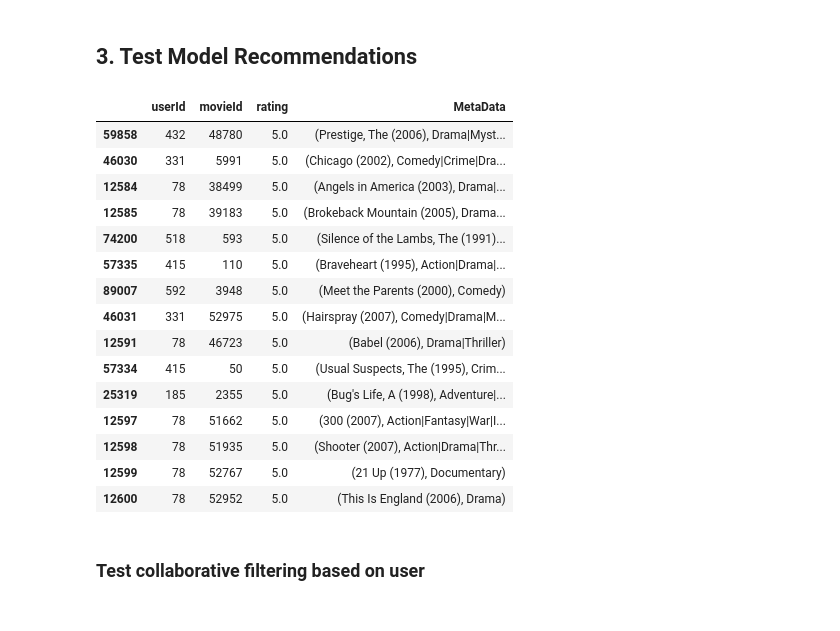
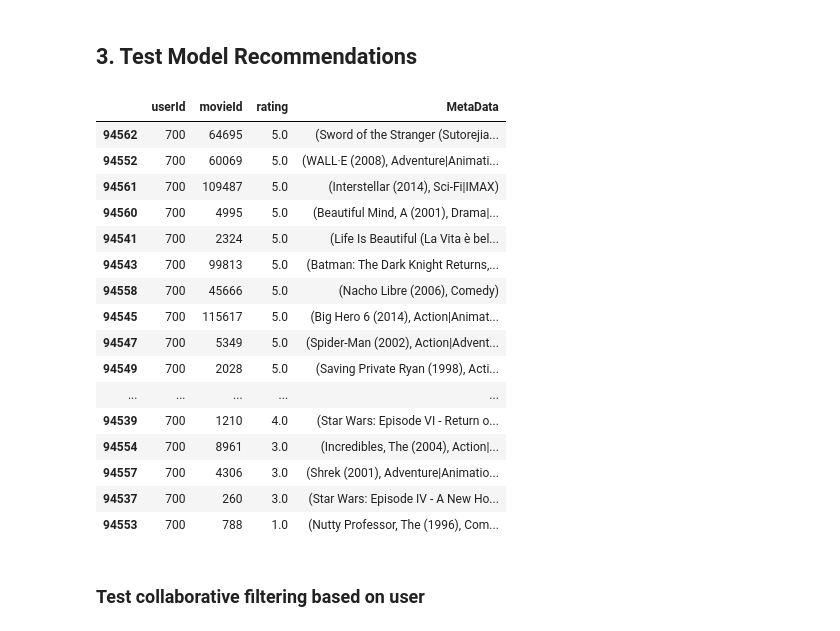
Before and after one commit to Luis-Palacios/movie-recommendations, a Jupyter notebook: Movie-Recommendations.ipynb, the cells around one changed output. Drawn from its saved outputs; the diff is of its cells as text; code cells hidden in the pictures.

Commit message:
fix bug on favorite movies function and add further instructions

```diff
--- a/Movie-Recommendations.ipynb
+++ b/Movie-Recommendations.ipynb
@@ -111,8 +111,8 @@ movie_meta(2)
 #### Function to get top_n most rated skills for an specific user id
 # %%
 def favorite_movies(user_id, top_n_fav):
-    device_ratings = rating_data.loc[rating_data['userId'] == user_id]
-    sorted_ratings = pd.DataFrame.sort_values(rating_data, ['rating'], ascending=[0])[:top_n_fav]
+    user_ratings = rating_data.loc[rating_data['userId'] == user_id]
+    sorted_ratings = pd.DataFrame.sort_values(user_ratings, ['rating'], ascending=[0])[:top_n_fav]
     sorted_ratings['MetaData'] = sorted_ratings['movieId'].apply(movie_meta)
     return sorted_ratings
 # %%
@@ -209,25 +249,26 @@ svd_based_model.fit(train_set)
 ## 3. Test Model Recommendations
 # %%
 n = 10
-test_user = 85
-favorite_movies(test_user, 15)
+test_user = 700
+favorite_movies(test_user, 30)
 # %% [output]
 |  | userId | movieId | rating | MetaData |
-| 59858 | 432 | 48780 | 5.0 | (Prestige, The (2006), Drama|Myst... |
-| 46030 | 331 | 5991 | 5.0 | (Chicago (2002), Comedy|Crime|Dra... |
-| 12584 | 78 | 38499 | 5.0 | (Angels in America (2003), Drama|... |
-| 12585 | 78 | 39183 | 5.0 | (Brokeback Mountain (2005), Drama... |
-| 74200 | 518 | 593 | 5.0 | (Silence of the Lambs, The (1991)... |
-| 57335 | 415 | 110 | 5.0 | (Braveheart (1995), Action|Drama|... |
-| 89007 | 592 | 3948 | 5.0 | (Meet the Parents (2000), Comedy) |
-| 46031 | 331 | 52975 | 5.0 | (Hairspray (2007), Comedy|Drama|M... |
-| 12591 | 78 | 46723 | 5.0 | (Babel (2006), Drama|Thriller) |
-| 57334 | 415 | 50 | 5.0 | (Usual Suspects, The (1995), Crim... |
-| 25319 | 185 | 2355 | 5.0 | (Bug's Life, A (1998), Adventure|... |
-| 12597 | 78 | 51662 | 5.0 | (300 (2007), Action|Fantasy|War|I... |
-| 12598 | 78 | 51935 | 5.0 | (Shooter (2007), Action|Drama|Thr... |
-| 12599 | 78 | 52767 | 5.0 | (21 Up (1977), Documentary) |
-| 12600 | 78 | 52952 | 5.0 | (This Is England (2006), Drama) |
+| 94562 | 700 | 64695 | 5.0 | (Sword of the Stranger (Sutorejia... |
+| 94552 | 700 | 60069 | 5.0 | (WALL·E (2008), Adventure|Animati... |
+| 94561 | 700 | 109487 | 5.0 | (Interstellar (2014), Sci-Fi|IMAX) |
+| 94560 | 700 | 4995 | 5.0 | (Beautiful Mind, A (2001), Drama|... |
+| 94541 | 700 | 2324 | 5.0 | (Life Is Beautiful (La Vita è bel... |
+| 94543 | 700 | 99813 | 5.0 | (Batman: The Dark Knight Returns,... |
+| 94558 | 700 | 45666 | 5.0 | (Nacho Libre (2006), Comedy) |
+| 94545 | 700 | 115617 | 5.0 | (Big Hero 6 (2014), Action|Animat... |
+| 94547 | 700 | 5349 | 5.0 | (Spider-Man (2002), Action|Advent... |
+| 94549 | 700 | 2028 | 5.0 | (Saving Private Ryan (1998), Acti... |
+| ... | ... | ... | ... | ... |
+| 94539 | 700 | 1210 | 4.0 | (Star Wars: Episode VI - Return o... |
+| 94554 | 700 | 8961 | 3.0 | (Incredibles, The (2004), Action|... |
+| 94557 | 700 | 4306 | 3.0 | (Shrek (2001), Adventure|Animatio... |
+| 94537 | 700 | 260 | 3.0 | (Star Wars: Episode IV - A New Ho... |
+| 94553 | 700 | 788 | 1.0 | (Nutty Professor, The (1996), Com... |
 # %% [markdown]
 ### Test collaborative filtering based on user
 # %%
```
Also changed, not shown: parts of 13 cells of this notebook, 4 other files.
